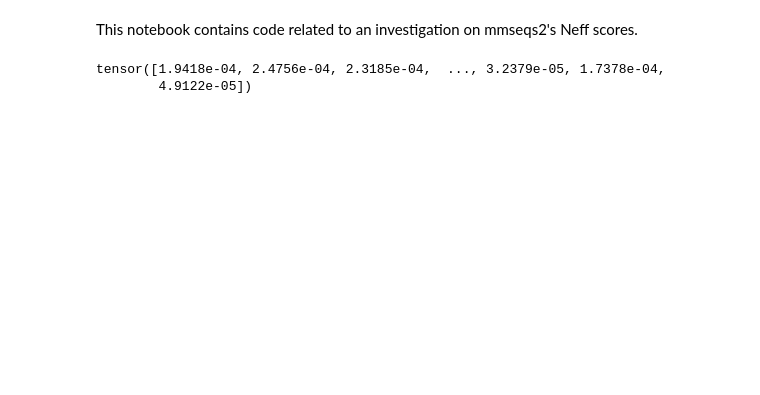
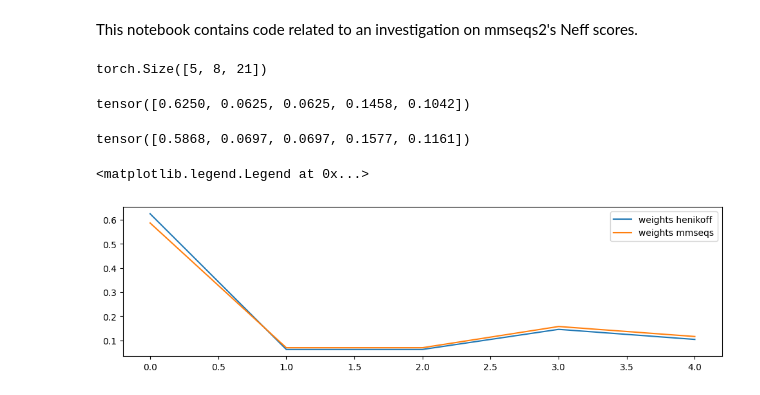
Before and after one commit to neftlon/af2-plddt-contextualized, a Jupyter notebook: notebooks/mmseqs_mapping.ipynb, the cells around one changed output. Drawn from its saved outputs; the diff is of its cells as text; code cells hidden in the pictures; blank space fills up the shorter version.

```diff
--- a/notebooks/mmseqs_mapping.ipynb
+++ b/notebooks/mmseqs_mapping.ipynb
@@ -13,9 +13,9 @@ from af22c.msa import EncMsa
 from af22c.scores import pwseq, identity_seq_weights, henikoff_seq_weights
 import matplotlib.pyplot as plt
 # %%
-mmseqs = "/home/johannes/uni/idp/MMseqs2/cmake-build-debug/src/mmseqs"
-MSA_PATH = "../data/Q9AAS4.a3m"
-#MSA_PATH = "/home/johannes/uni/idp/MMseqs2/test/mini.a3m"
+mmseqs = "/home/johannes/work/MMseqs2/cmake-build-debug/src/mmseqs"
+#MSA_PATH = "../data/Q9A7K5.a3m"
+MSA_PATH = "/home/johannes/work/MMseqs2/test/mini.a3m"
 # %%
 mmseqs_scores = {
   k: mmseqs_neff_from_a3m(
@@ -26,11 +26,26 @@ mmseqs_scores = {
 # %%
 msa = EncMsa.from_thing(MSA_PATH)
 # %%
-M = F.one_hot(msa.data.long(), len(msa.vocab))
+assert msa.stoi['-'] == 0, "gaptoken must occur at position 0"
+M = F.one_hot(msa.data.long(), len(msa.vocab))[:,:,1:]; M.shape
+# %% [output]
+torch.Size([5, 8, 21])
 # %%
 # NB: this is not Heinkoff weighting, but seqid weighting!
-w = henikoff_seq_weights(msa, verbose=1); w
+w_henikoff = henikoff_seq_weights(msa, flavor="vanilla", verbose=1); w_henikoff
 # %% [output]
-tensor([1.9418e-04, 2.4756e-04, 2.3185e-04,  ..., 3.2379e-05, 1.7378e-04,
-        4.9122e-05])
+tensor([0.6250, 0.0625, 0.0625, 0.1458, 0.1042])
+# %%
+# NB: this is not Heinkoff weighting, but seqid weighting!
+w_mmseqs = henikoff_seq_weights(msa, flavor="mmseqs", verbose=1); w_mmseqs
+# %% [output]
+tensor([0.5868, 0.0697, 0.0697, 0.1577, 0.1161])
+# %%
+plt.figure(figsize=(12,3))
+plt.plot(w_henikoff, label="weights henikoff")
+plt.plot(w_mmseqs,label="weights mmseqs")
+plt.legend()
+# %% [output]
+<matplotlib.legend.Legend at 0x...>
+[figure, added]
 # %%
```
Also changed, not shown: parts of 20 cells of this notebook, 1 other file.
